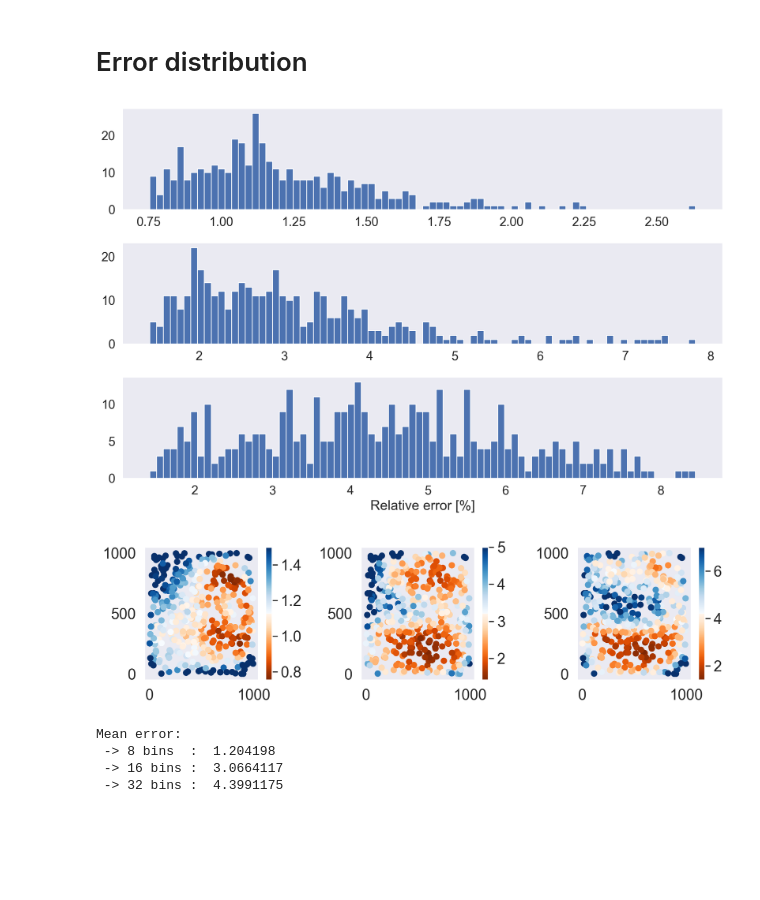
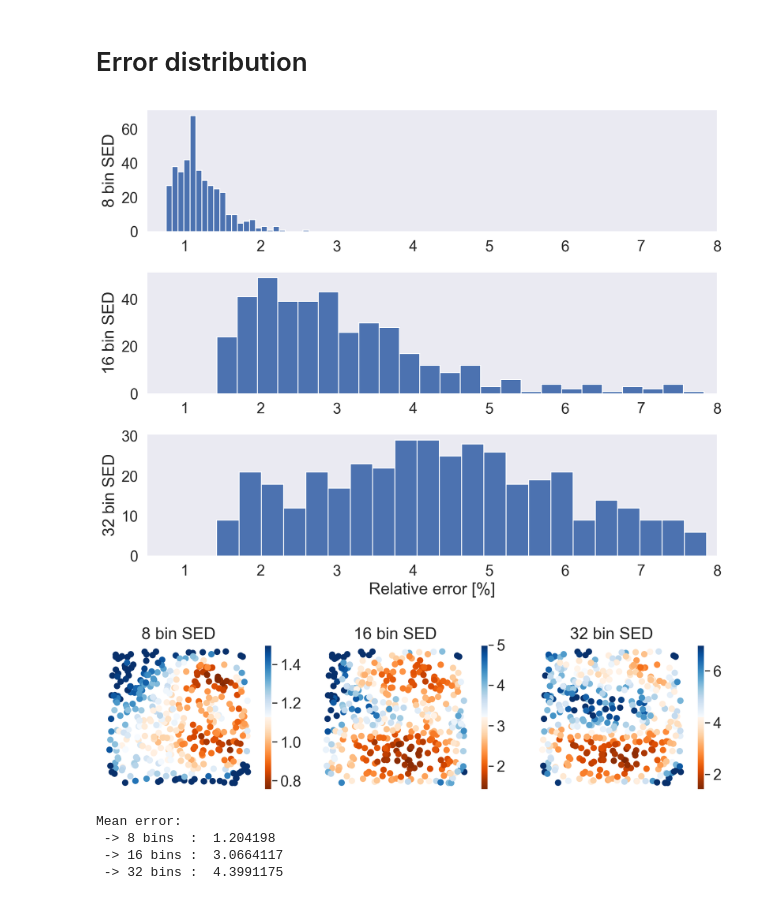
Before and after one commit to tobias-liaudat/wf-SEDs, a Jupyter notebook: interp_SED_model/notebooks/interp_model_error_distribution.ipynb, the cells around one changed output. Cells and saved outputs as stored; diff of their text form; code cells hidden in the pictures; blank space fills up the shorter version.

Commit message:
Change scale of histograms x-axis and save plot figures.

```diff
--- a/interp_SED_model/notebooks/interp_model_error_distribution.ipynb
+++ b/interp_SED_model/notebooks/interp_model_error_distribution.ipynb
@@ -117,14 +117,22 @@ stars_rel_pix_rmse_8 = metrics_dict_list[0]['test_metrics']['shape_results_dict'
 stars_rel_pix_rmse_16 = metrics_dict_list[1]['test_metrics']['shape_results_dict']['stars_rel_pix_rmse']
 stars_rel_pix_rmse_32 = metrics_dict_list[2]['test_metrics']['shape_results_dict']['stars_rel_pix_rmse']
 # %%
-fig, ax = plt.subplots(3,1)
-ax[0].hist(stars_rel_pix_rmse_8,bins=80)
-ax[1].hist(stars_rel_pix_rmse_16,bins=80)
-ax[2].hist(stars_rel_pix_rmse_32,bins=80)
+fig, ax = plt.subplots(3,1, figsize=(10,8))
+ax[0].hist(stars_rel_pix_rmse_8,bins=24)
+ax[0].set_ylabel('8 bin SED')
+ax[0].set_xlim((0.5,8))
+ax[1].hist(stars_rel_pix_rmse_16,bins=24)
+ax[1].set_ylabel('16 bin SED')
+ax[1].set_xlim((0.5,8))
+ax[2].hist(stars_rel_pix_rmse_32,bins=24)
+ax[2].set_ylabel('32 bin SED')
+ax[2].set_xlim((0.5,8))
 plt.xlabel('Relative error [%]')
+
+plt.savefig(saving_folder + 'error_numerical_distribution.pdf')
 plt.show()
 # %% [output]
-[figure, old version]
+[figure, new version]
 # %%
 dataset_folder = '../../../output/interp_SEDs/'
 dataset_path = dataset_folder + 'test_Euclid_res_id_009_8_bins.npy'
@@ -136,14 +144,22 @@ test_positions = test_dataset['positions']
 fig, ax = plt.subplots(1,3,figsize=(10,3))
 plt.rcParams['axes.grid'] = False
 im = ax[0].scatter(test_positions[:,0], test_positions[:,1],c=stars_rel_pix_rmse_8,cmap=newcmp,vmax=1.5)
+ax[0].axis('off')
+ax[0].set_title('8 bin SED')
 plt.colorbar(im, ax=ax[0])
 im = ax[1].scatter(test_positions[:,0], test_positions[:,1],c=stars_rel_pix_rmse_16,cmap=newcmp,vmax=5)
+ax[1].axis('off')
+ax[1].set_title('16 bin SED')
 plt.colorbar(im, ax=ax[1])
 im = ax[2].scatter(test_positions[:,0], test_positions[:,1],c=stars_rel_pix_rmse_32,cmap=newcmp,vmax=7)
+ax[2].axis('off')
+ax[2].set_title('32 bin SED')
 plt.colorbar(im, ax=ax[2])
+
+plt.savefig(saving_folder + 'error_spatial_distribution.pdf')
 plt.show()
 # %% [output]
-[figure, old version]
+[figure, new version]
 # %%
 print('Mean error:')
 print(' -> 8 bins  : ',np.mean(stars_rel_pix_rmse_8))
```
